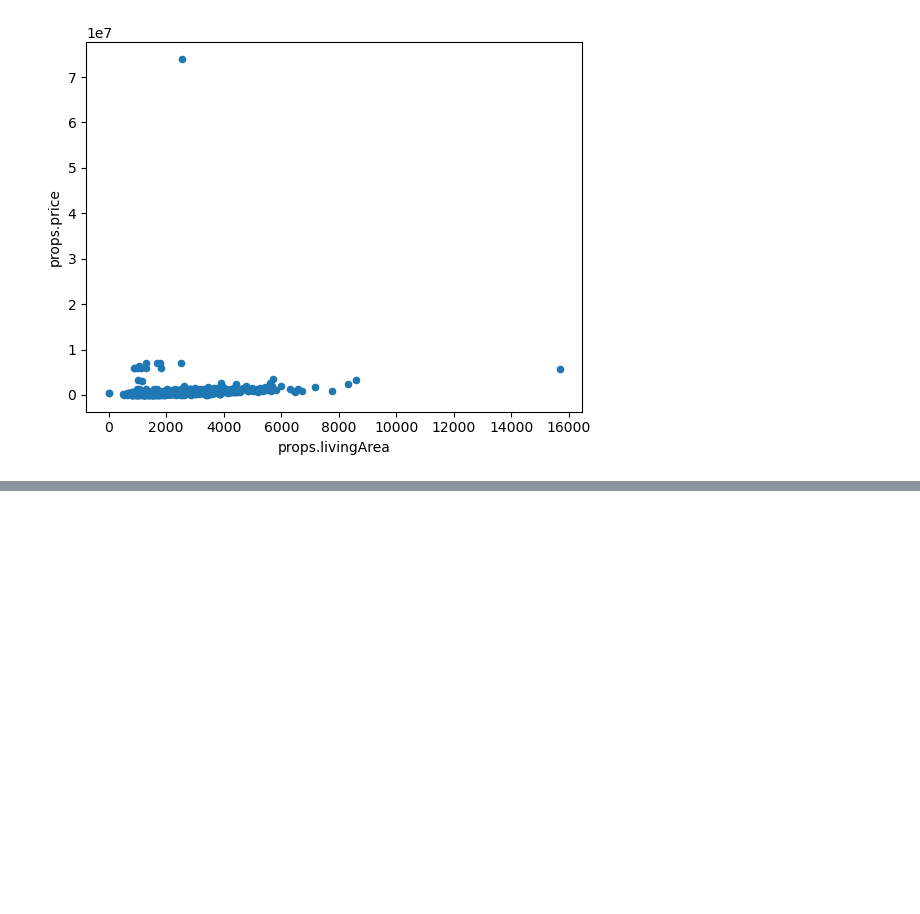
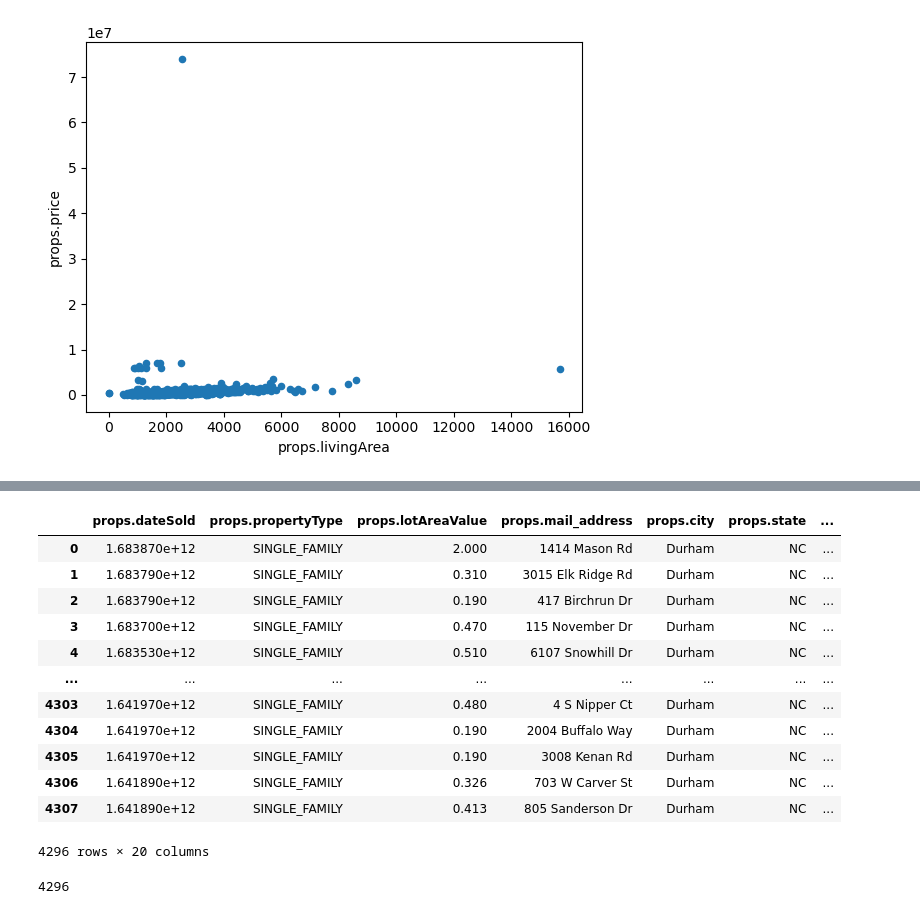
Before and after one commit to BlazeMedina/Final_Project, a Jupyter notebook: ETL_for_zillow_durham_co_Database_Creation.ipynb, the cells around one changed output, grey strips where cells are left out. Saved outputs shown, nothing was run; the diff lists cells and outputs as text; code cells hidden in the pictures; blank space fills up the shorter version.

```diff
--- a/ETL_for_zillow_durham_co_Database_Creation.ipynb
+++ b/ETL_for_zillow_durham_co_Database_Creation.ipynb
@@ -230,0 +234,21 @@ plt.show()
+# %%
+zillow_durham_co_df_clean
+# %% [output]
+|  | props.dateSold | props.propertyType | props.lotAreaValue | props.mail_address | props.city | props.state | ... |
+| 0 | 1.683870e+12 | SINGLE_FAMILY | 2.000 | 1414 Mason Rd | Durham | NC | ... |
+| 1 | 1.683790e+12 | SINGLE_FAMILY | 0.310 | 3015 Elk Ridge Rd | Durham | NC | ... |
+| 2 | 1.683790e+12 | SINGLE_FAMILY | 0.190 | 417 Birchrun Dr | Durham | NC | ... |
+| 3 | 1.683700e+12 | SINGLE_FAMILY | 0.470 | 115 November Dr | Durham | NC | ... |
+| 4 | 1.683530e+12 | SINGLE_FAMILY | 0.510 | 6107 Snowhill Dr | Durham | NC | ... |
+| ... | ... | ... | ... | ... | ... | ... | ... |
+| 4303 | 1.641970e+12 | SINGLE_FAMILY | 0.480 | 4 S Nipper Ct | Durham | NC | ... |
+| 4304 | 1.641970e+12 | SINGLE_FAMILY | 0.190 | 2004 Buffalo Way | Durham | NC | ... |
+| 4305 | 1.641970e+12 | SINGLE_FAMILY | 0.190 | 3008 Kenan Rd | Durham | NC | ... |
+| 4306 | 1.641890e+12 | SINGLE_FAMILY | 0.326 | 703 W Carver St | Durham | NC | ... |
+| 4307 | 1.641890e+12 | SINGLE_FAMILY | 0.413 | 805 Sanderson Dr | Durham | NC | ... |
+4296 rows × 20 columns
+# %%
+# Show the coorelation between bathrooms to bedrooms
+zillow_durham_co_df_clean.plot.scatter(x='props.bedrooms', y= 'props.city')
+# %% [output]
+4296
```
Also changed, not shown: parts of 11 cells of this notebook.
